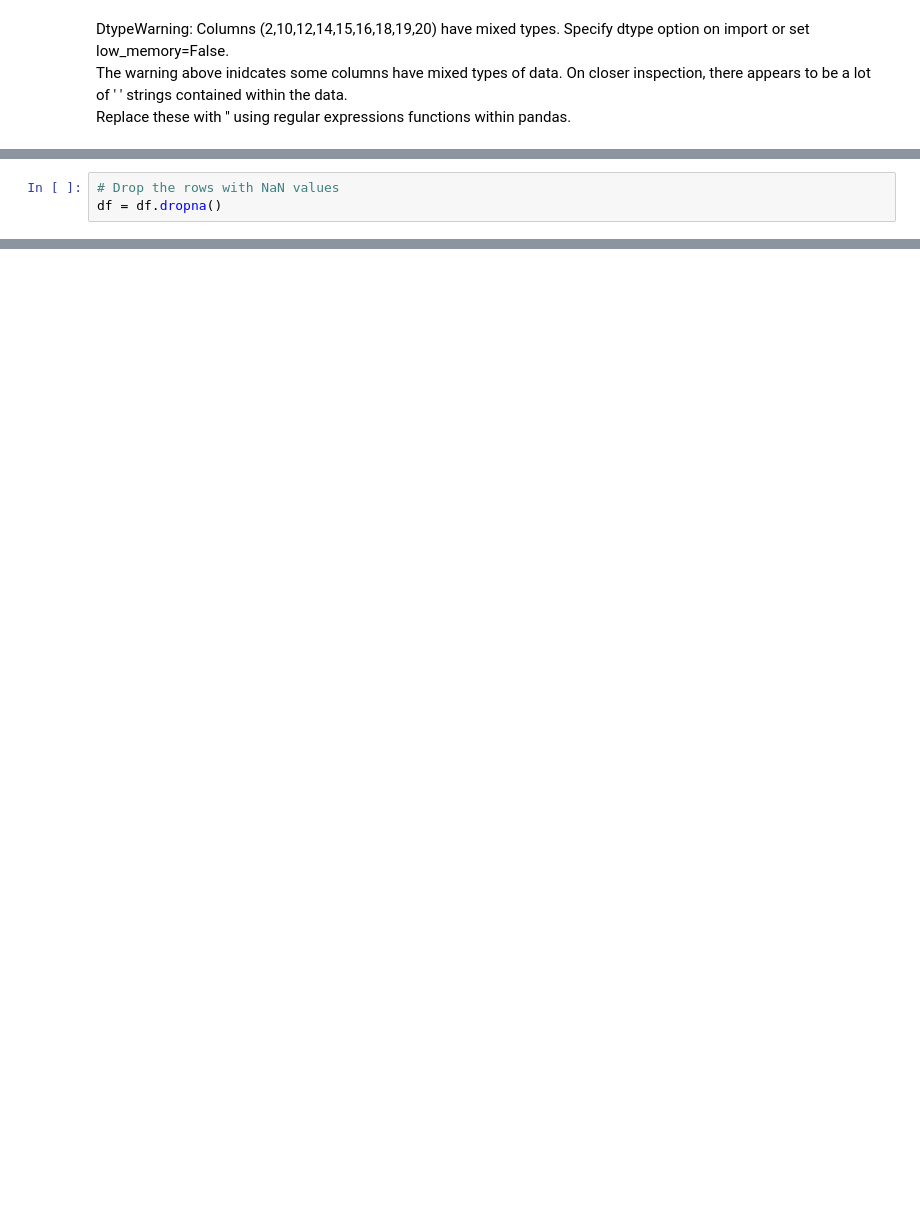
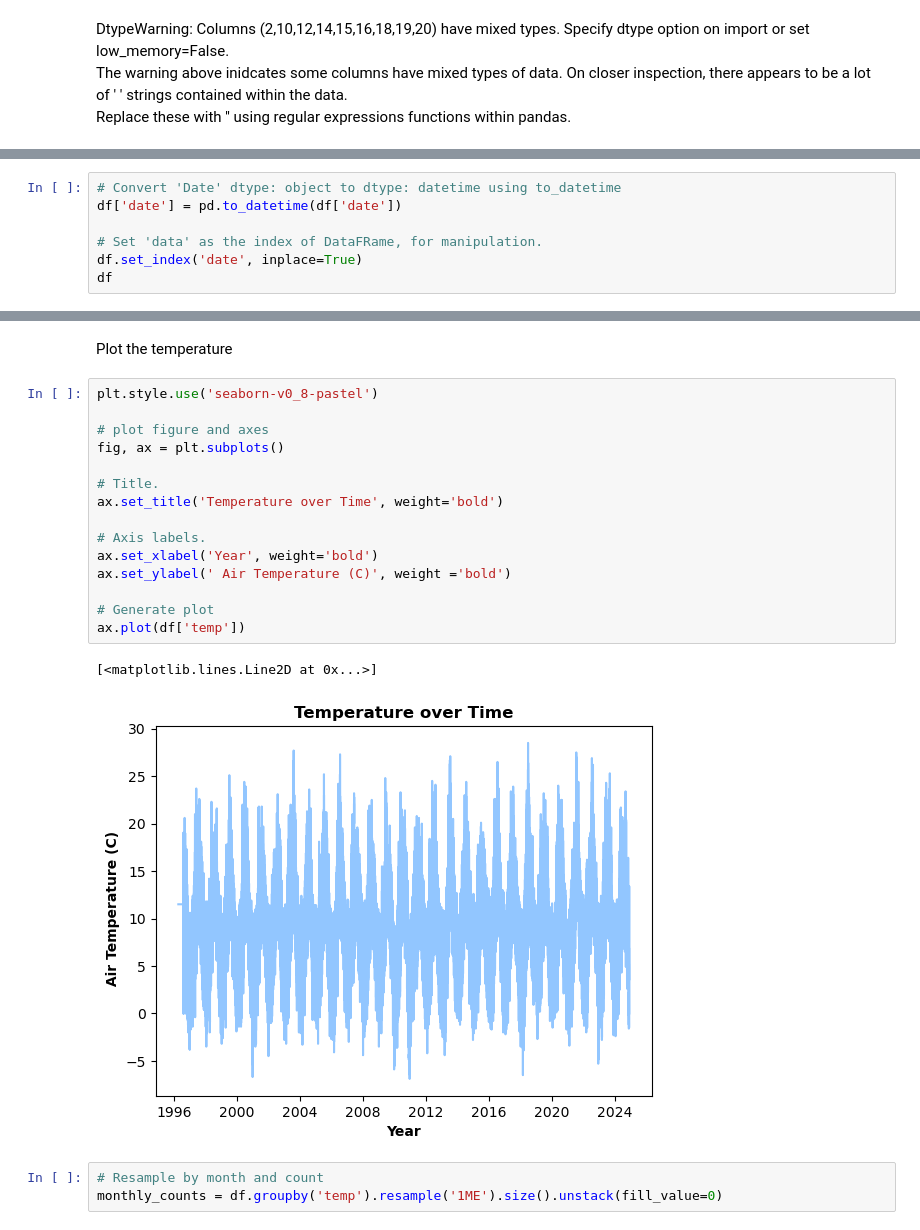
Before and after one commit to fdennehy/pfda-assignments, a Jupyter notebook: assignment_6_Weather.ipynb, the cells around one changed output, grey strips where cells are left out. Drawn from its saved outputs; the diff is of its cells as text; blank space fills up the shorter version.

Commit message:
assignment 6 temp plots

```diff
--- a/assignment_6_Weather.ipynb
+++ b/assignment_6_Weather.ipynb
@@ -54,3 +54,0 @@ Error:
-# %%
-# Drop the rows with NaN values
-df = df.dropna()
@@ -92,0 +62,7 @@ memory usage: 41.7+ MB
+# %%
+# Convert 'Date' dtype: object to dtype: datetime using to_datetime
+df['date'] = pd.to_datetime(df['date'])
+
+# Set 'data' as the index of DataFRame, for manipulation.
+df.set_index('date', inplace=True)
+df
@@ -92,0 +84,23 @@ memory usage: 41.7+ MB
+# %% [markdown]
+Plot the temperature
+# %%
+plt.style.use('seaborn-v0_8-pastel')
+
+# plot figure and axes
+fig, ax = plt.subplots()
+
+# Title.
+ax.set_title('Temperature over Time', weight='bold')
+
+# Axis labels.
+ax.set_xlabel('Year', weight='bold')
+ax.set_ylabel(' Air Temperature (C)', weight ='bold')
+
+# Generate plot
+ax.plot(df['temp'])
+# %% [output]
+[<matplotlib.lines.Line2D at 0x...>]
+[figure, added]
+# %%
+# Resample by month and count
+monthly_counts = df.groupby('temp').resample('1ME').size().unstack(fill_value=0)
```
Also changed, not shown: parts of 19 cells of this notebook, 2 other files.
